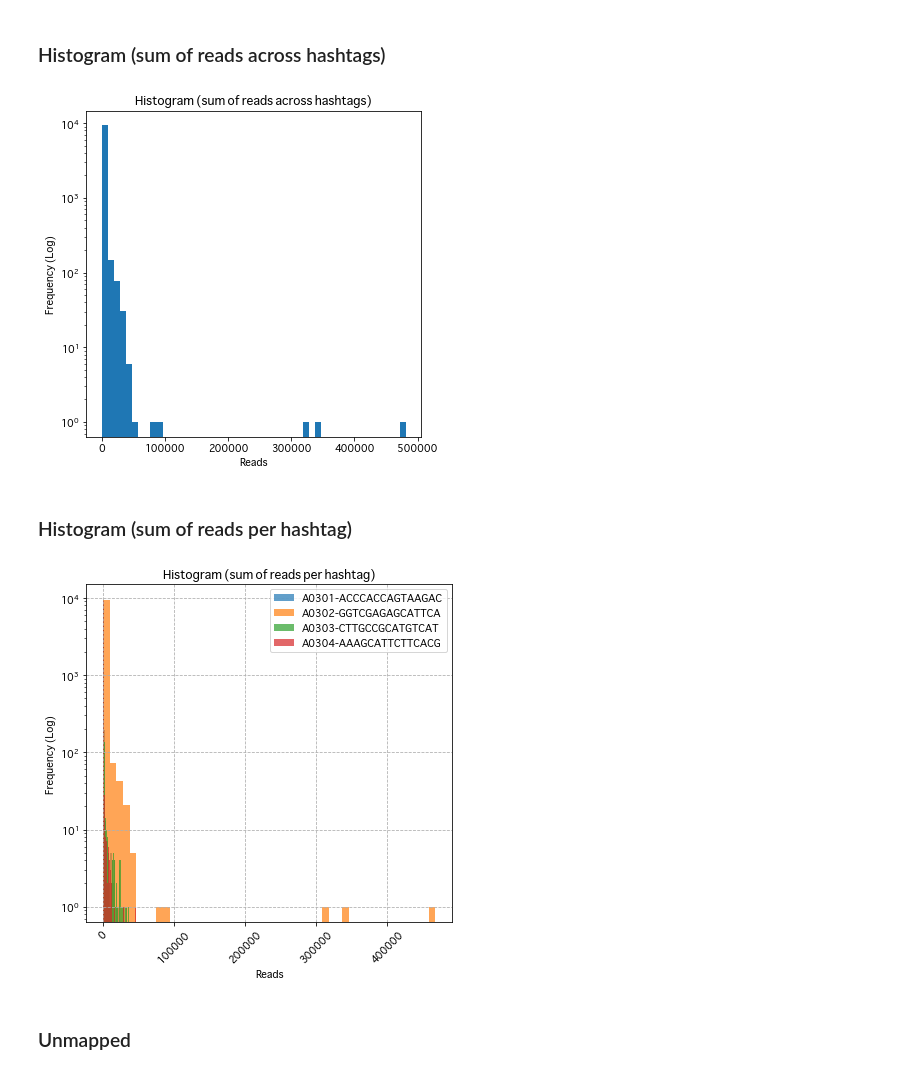
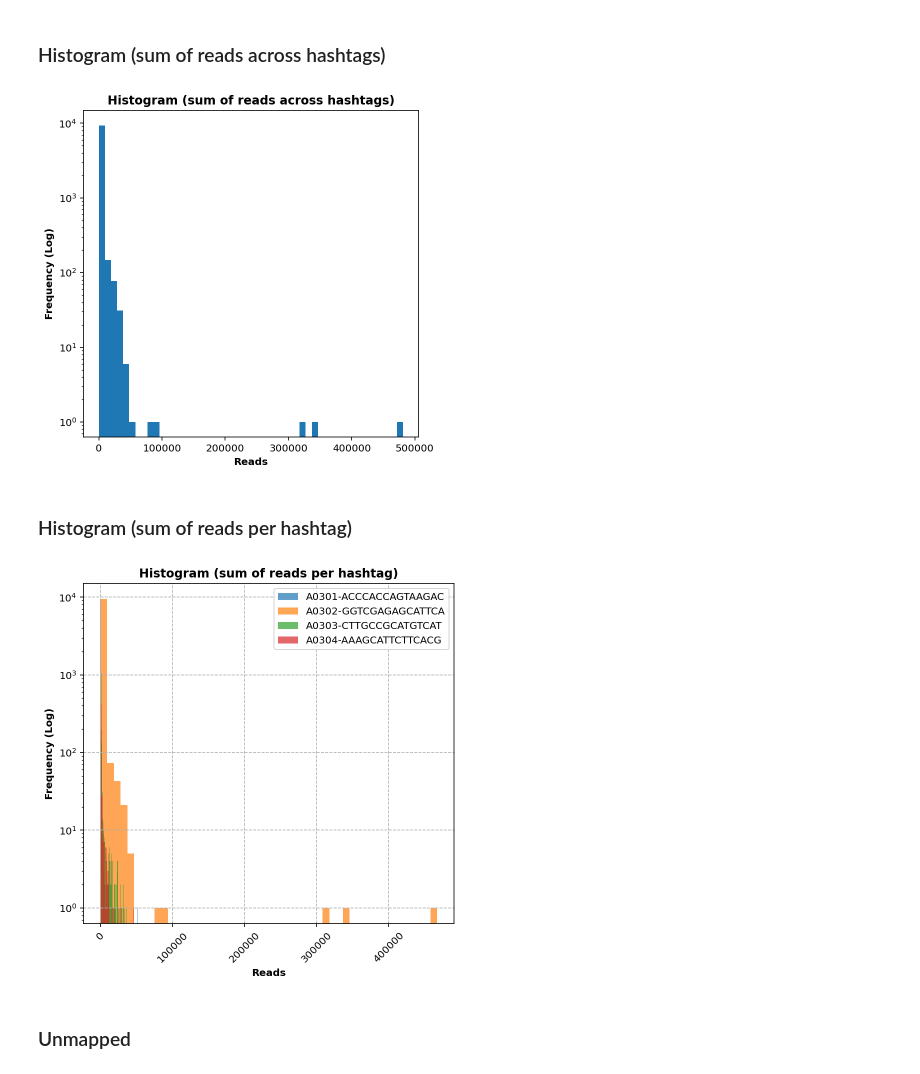
Before and after one commit to hisplan/sharp, a Jupyter notebook: manual-inspection/inspect.ipynb, the cells around one changed output. Cells and saved outputs as stored; diff of their text form; code cells hidden in the pictures.

```diff
--- a/manual-inspection/inspect.ipynb
+++ b/manual-inspection/inspect.ipynb
@@ -5,8 +5,9 @@ import os
 
 import matplotlib
 import matplotlib.pyplot as plt
+import seaborn as sns
 %matplotlib inline
-matplotlib.rcParams["font.family"] = "Sathu"
+%config InlineBackend.figure_format = "retina"
 # %% [markdown]
 ## Parameters
 # %%
@@ -384,32 +356,32 @@ ax.set_title("Histogram (sum of reads across hashtags)", fontweight="bold")
 plt.yscale("log")
 plt.show()
 # %% [output]
-[figure, old version]
+[figure, new version]
 # %% [markdown]
 ### Histogram (sum of reads per hashtag)
 # %%
 fig = plt.figure(figsize=(6, 6), facecolor="white")
 
 ax = fig.add_subplot(111)
 
 for idx, col in enumerate(df_reads.columns[:-1]):
 
     df_tmp = df_reads.iloc[:,idx].sort_values(ascending=False)
 
-    ax.hist(df_tmp, bins=50, alpha=0.7)
+    ax.hist(df_tmp, bins=50, alpha=0.7, label=col)
 
 ax.set_xlabel("Reads", fontweight="bold")
 ax.set_ylabel("Frequency (Log)", fontweight="bold")
 ax.tick_params(axis="x", rotation=45)
 ax.set_title("Histogram (sum of reads per hashtag)", fontweight="bold")
 ax.grid(b=True, linestyle="--")
 ax.legend()
 
 plt.yscale("log")
 plt.tight_layout()
 plt.show()
 # %% [output]
-[figure, old version]
+[figure, new version]
 # %% [markdown]
 ### Unmapped
 # %%
```
Also changed, not shown: parts of 28 cells of this notebook.
